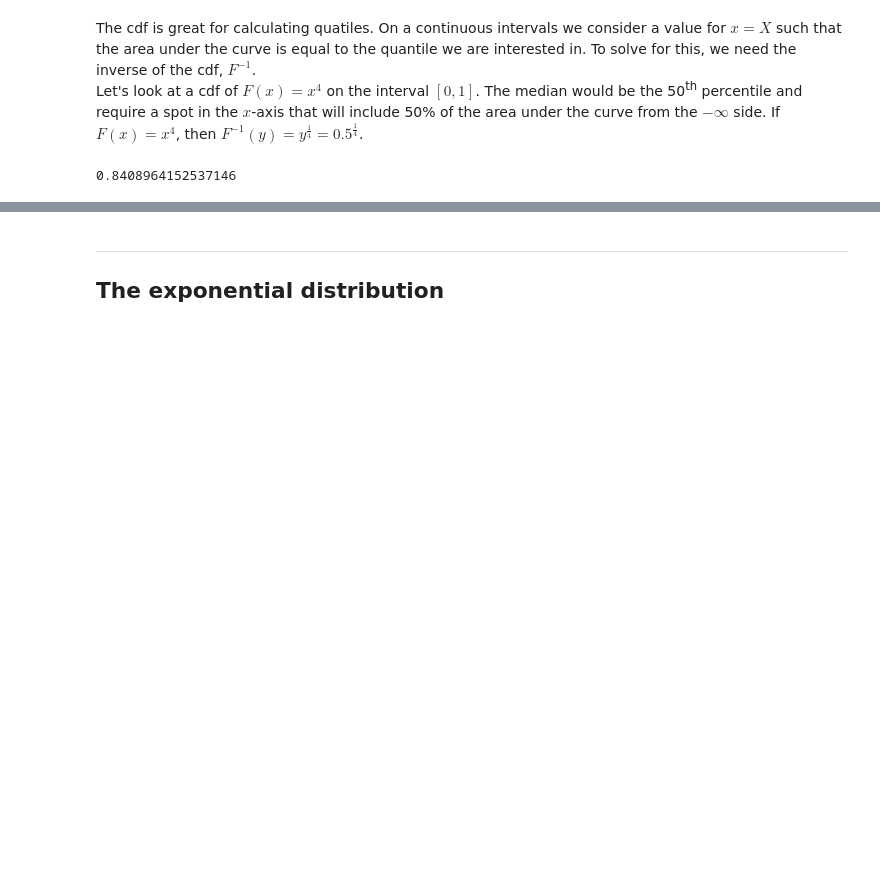
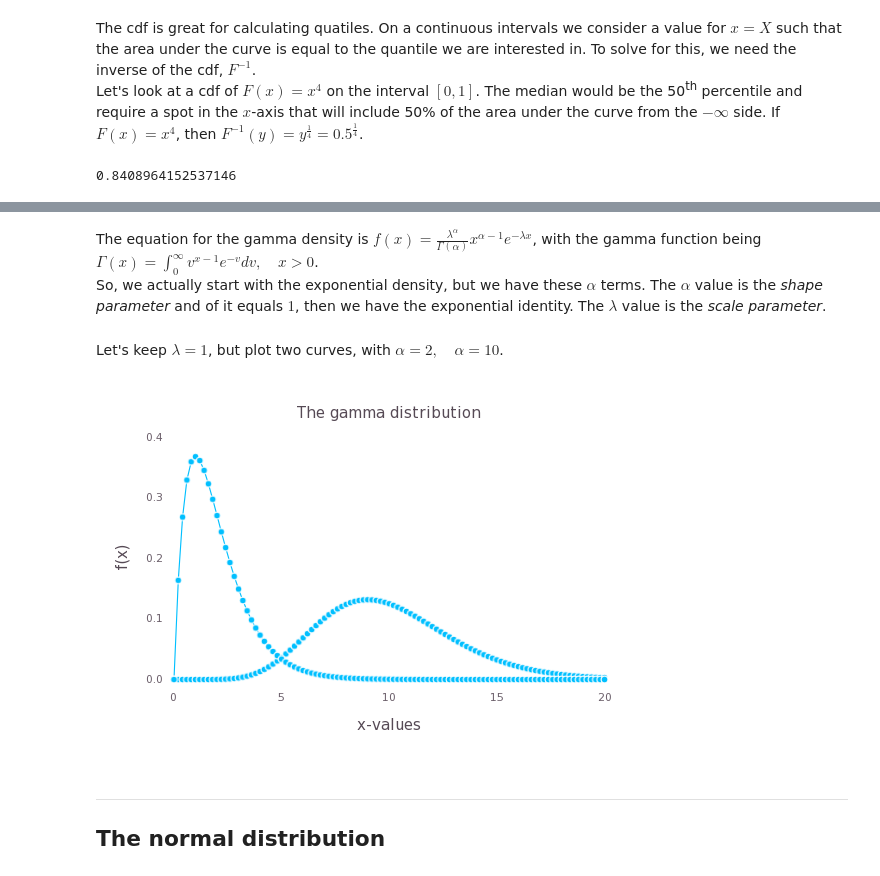
Before and after one commit to juanklopper/Mathematical_statistics_using_Julia, a Jupyter notebook: Lesson_03_Continuous_random_variables.ipynb, the cells around one changed output, grey strips where cells are left out. Cells and saved outputs as stored; diff of their text form; code cells hidden in the pictures; blank space fills up the shorter version.

```diff
--- a/Lesson_03_Continuous_random_variables.ipynb
+++ b/Lesson_03_Continuous_random_variables.ipynb
@@ -31,3 +68,27 @@ Let's look at a cdf of $F\left(x\right)={x}^{4}$ on the interval $\left[0,1\righ
+# %% [markdown]
+The equation for the gamma density is $f\left( x \right) =\frac { { \lambda  }^{ \alpha  } }{ \Gamma \left( \alpha \right)  } { x }^{ \alpha -1 }{ e }^{ -\lambda x }$, with the gamma function being $\Gamma \left( x \right) =\int _{ 0 }^{ \infty  }{ { v }^{ x-1 }{ e }^{ -v } } dv,\quad x>0$.<br/>
+So, we actually start with the exponential density, but we have these $\alpha$ terms.  The $\alpha$ value is the *shape parameter* and of it equals $1$, then we have the exponential identity.  The $\lambda$ value is the *scale parameter*.
+# %% [markdown]
+Let's keep $\lambda=1$, but plot two curves, with $\alpha = 2, \quad \alpha = 10$.
+# %%
+a2 = []
+for i in collect(0:0.2:20)
+    push!(a2, 1 / gamma(2) * i * exp(-i))
+end
+
+a10 = []
+for i in collect(0:0.2:20)
+    push!(a10, 1 / gamma(10) * i^9 * exp(-i))
+end
+# %%
+plot(layer(x = collect(0:0.2:20), y = a2, Geom.point, Geom.line),
+layer(x = collect(0:0.2:20), y = a10, Geom.point, Geom.line),
+Theme(grid_color = colorant"white", grid_color_focused = colorant"white"),
+Guide.title("The gamma distribution"),
+Guide.xlabel("x-values"),
+Guide.ylabel("f(x)"))
+# %% [output]
+[figure, added]
 # %% [markdown]
 <hr>
-<h2>The exponential distribution</h2>
+<h2>The normal distribution</h2>
```
Also changed, not shown: parts of 13 cells of this notebook.
